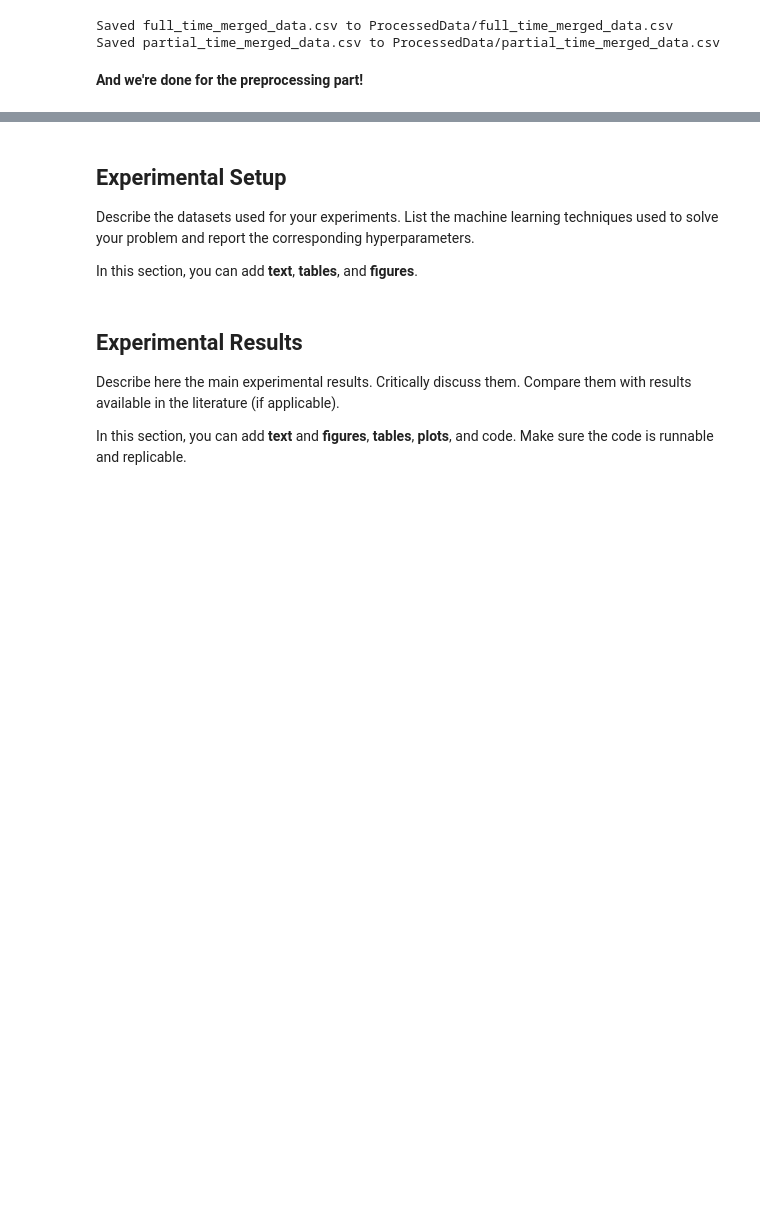
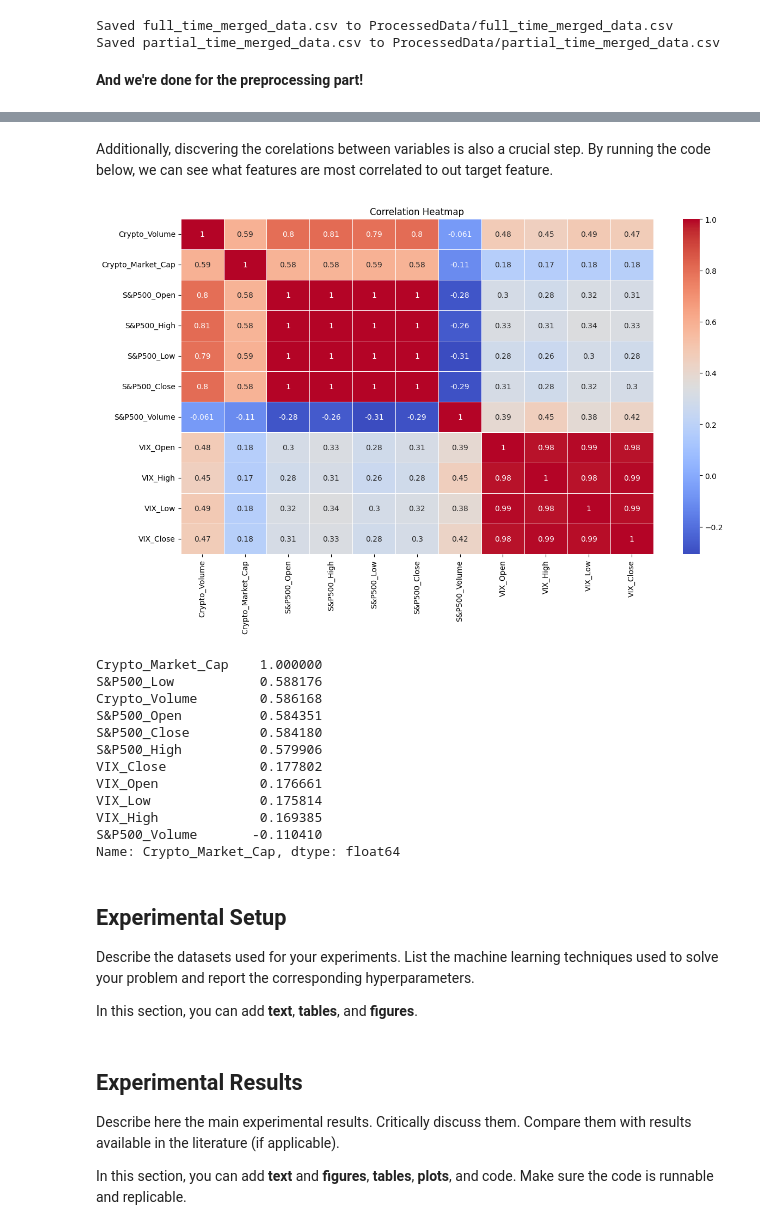
Before and after one commit to KhalilGarali/Crypto-MarketCap-Forecast-Based-On-SP500, a Jupyter notebook: main.ipynb, the cells around one changed output, grey strips where cells are left out. Cells and saved outputs as stored; diff of their text form; code cells hidden in the pictures; blank space fills up the shorter version.

```diff
--- a/main.ipynb
+++ b/main.ipynb
@@ -405,3 +518,28 @@ Saved partial_time_merged_data.csv to ProcessedData/partial_time_merged_data.csv
+# %% [markdown]
+Additionally, discvering the corelations between variables is also a crucial step. By running the code below, we can see what features are most correlated to out target feature.
+# %%
+df_numeric = df.select_dtypes(include=['number'])
+plt.figure(figsize=(14, 8))
+sns.heatmap(df_numeric.corr("spearman"), linewidths=0.5, annot=True, cmap="coolwarm")
+
+plt.title("Correlation Heatmap")
+plt.show()
+
+df_numeric.corr("spearman")["Crypto_Market_Cap"].sort_values(ascending = False)
+# %% [output]
+[figure, added]
+Crypto_Market_Cap    1.000000
+S&P500_Low           0.588176
+Crypto_Volume        0.586168
+S&P500_Open          0.584351
+S&P500_Close         0.584180
+S&P500_High          0.579906
+VIX_Close            0.177802
+VIX_Open             0.176661
+VIX_Low              0.175814
+VIX_High             0.169385
+S&P500_Volume       -0.110410
+Name: Crypto_Market_Cap, dtype: float64
 # %% [markdown]
 ## **Experimental Setup**
 Describe the datasets used for your experiments. List the machine learning techniques used to solve your problem and report the corresponding hyperparameters.
```
Also changed, not shown: parts of 9 cells of this notebook.
